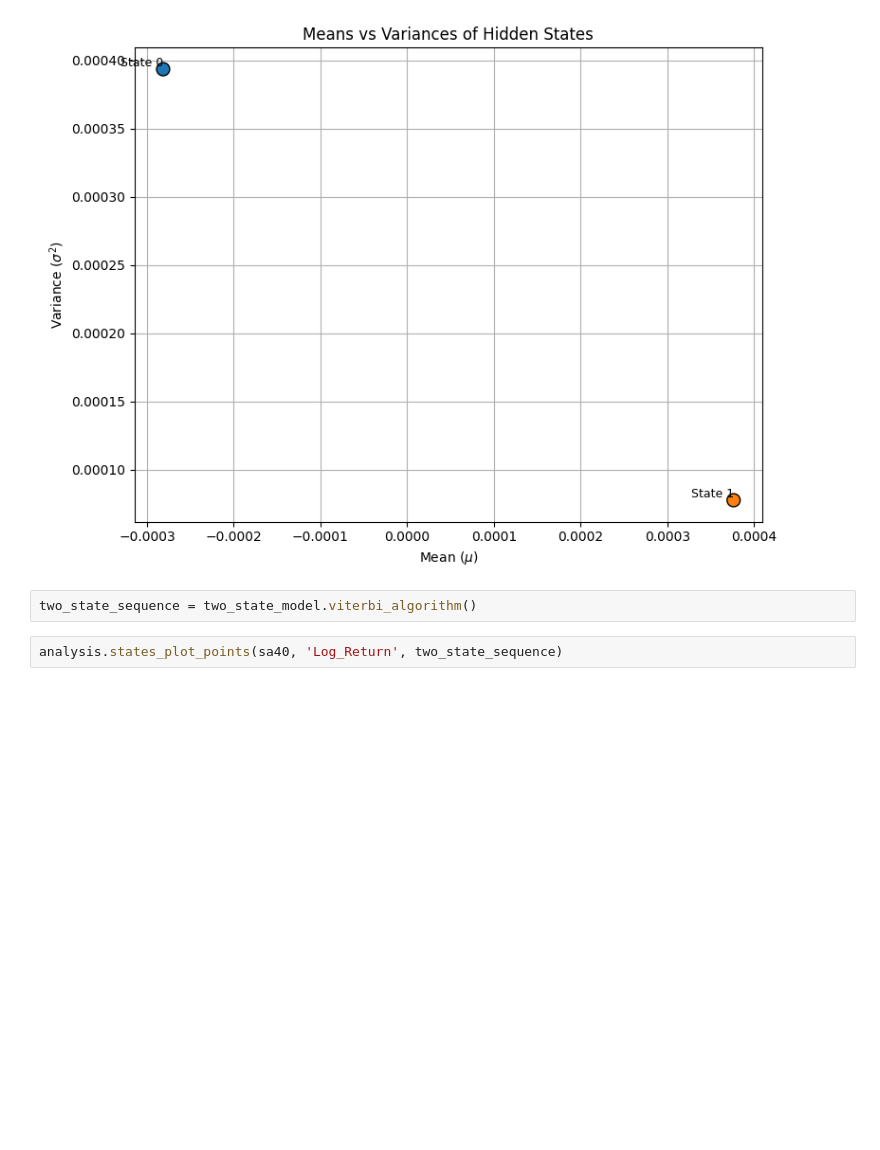
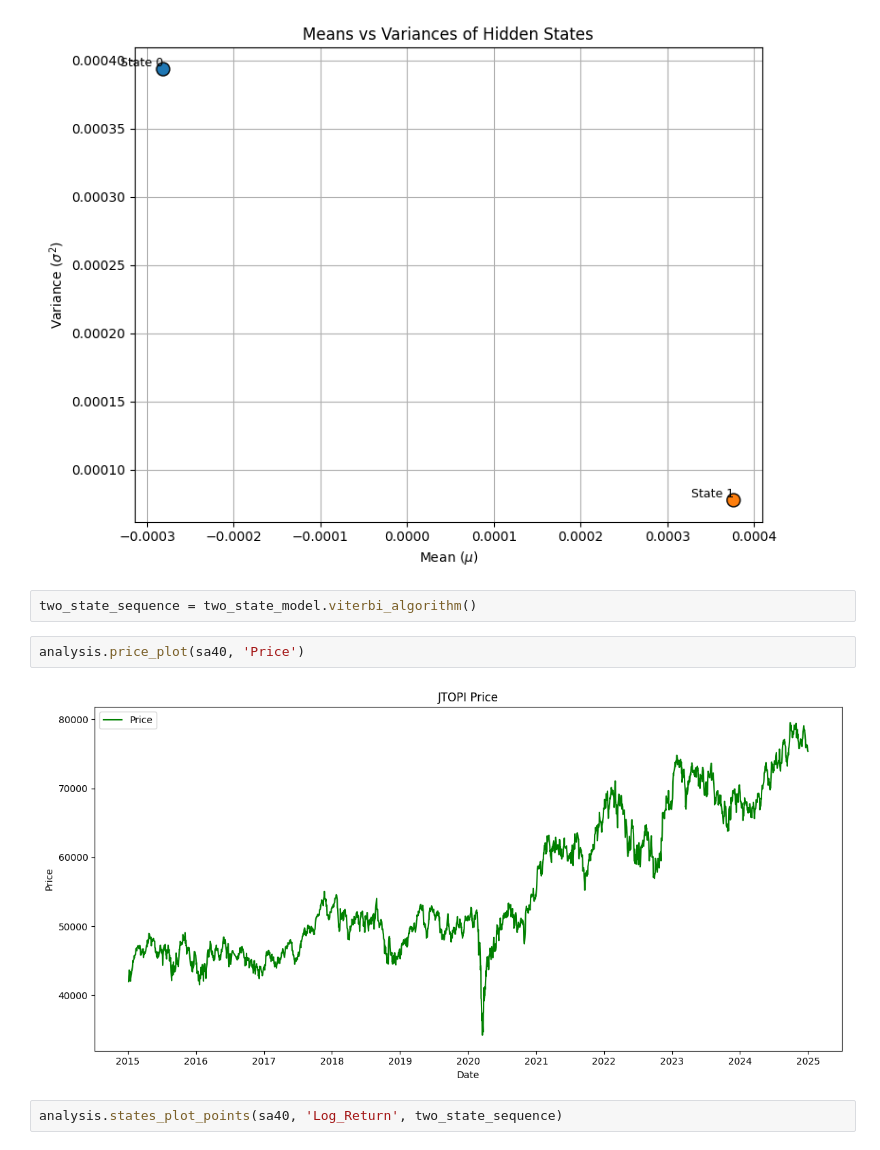
Before and after one commit to TumeloMkwambe/Gaussian-Hidden-Markov-Model, a Jupyter notebook: main.ipynb, the cells around one changed output. Cells and saved outputs as stored; diff of their text form; blank space fills up the shorter version.

```diff
--- a/main.ipynb
+++ b/main.ipynb
@@ -90,6 +90,10 @@ analysis.mean_variance_plot(mean_array, variance_array)
 [figure]
 # %%
 two_state_sequence = two_state_model.viterbi_algorithm()
+# %%
+analysis.price_plot(sa40, 'Price')
+# %% [output]
+[figure, added]
 # %%
 analysis.states_plot_points(sa40, 'Log_Return', two_state_sequence)
 # %% [output]
```
Also changed, not shown: parts of 12 cells of this notebook, 5 other files.
